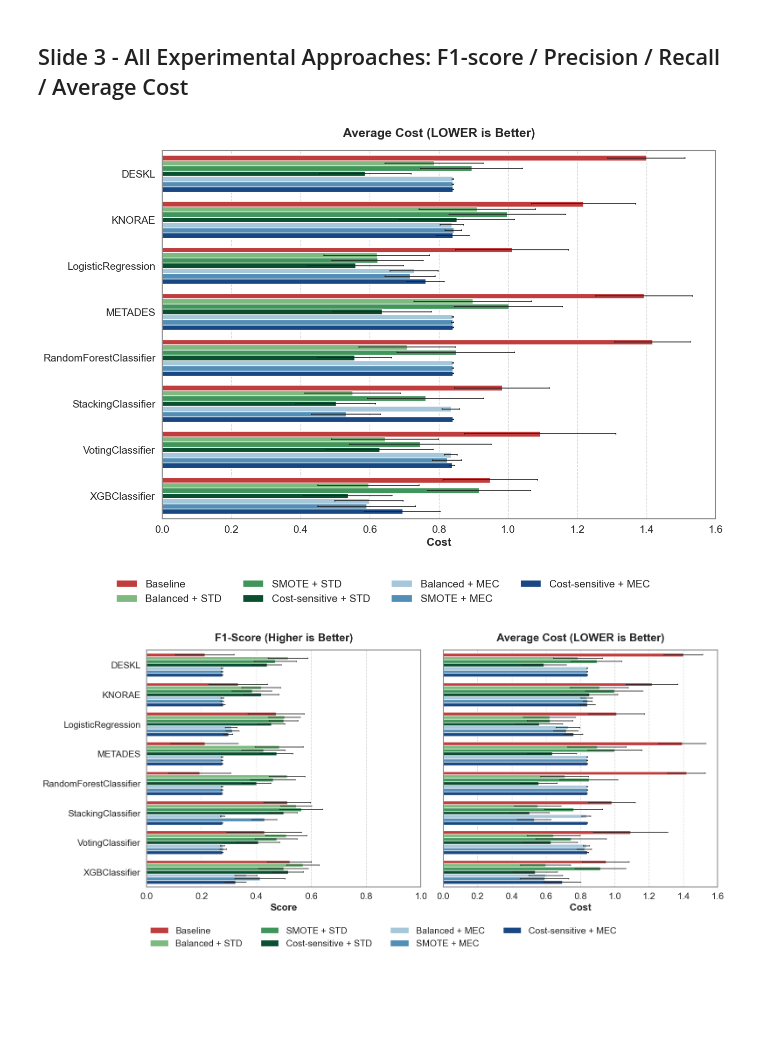
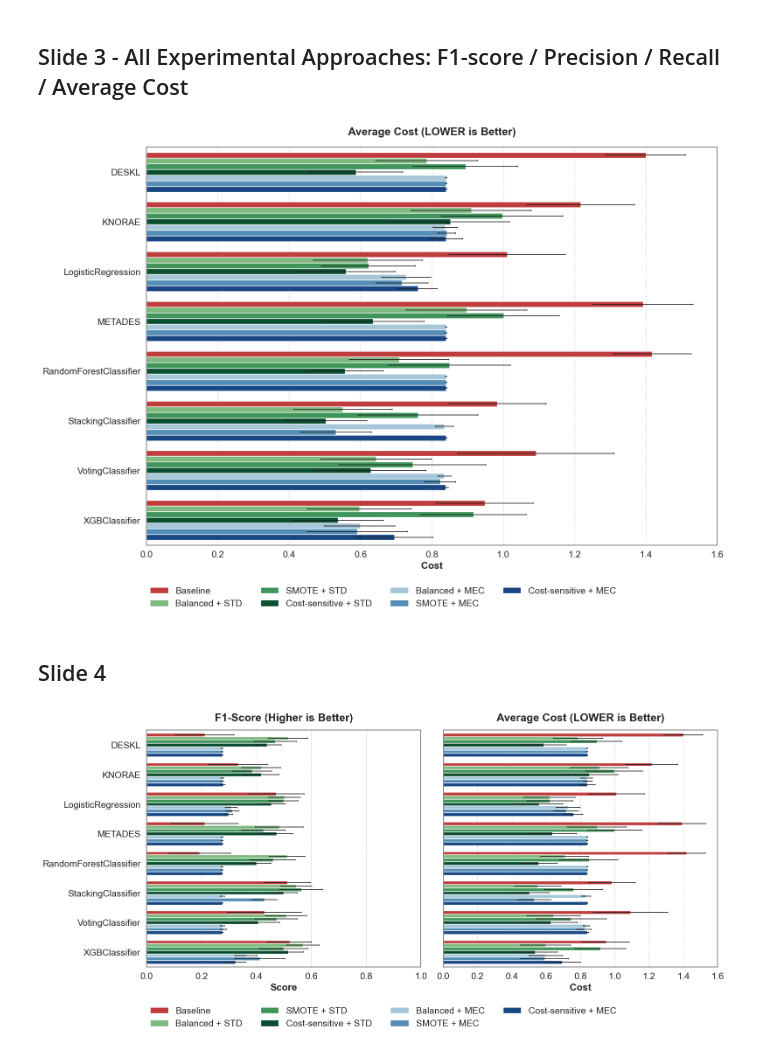
Before and after one commit to LeonardoSaccotelli/Cost-Sensitive-Learning-For-Myocardial-Infarction-Mortality-Prediction, a Jupyter notebook: notebooks/5.3-ls-EV-experimental_schemas_comparison_presentation.ipynb, the cells around one changed output. Cells and saved outputs as stored; diff of their text form; code cells hidden in the pictures; blank space fills up the shorter version.

```diff
--- a/notebooks/5.3-ls-EV-experimental_schemas_comparison_presentation.ipynb
+++ b/notebooks/5.3-ls-EV-experimental_schemas_comparison_presentation.ipynb
@@ -555,7 +555,7 @@ plt.rcParams.update({
     "ytick.labelsize": 15
 })
 
-fig, ax = plt.subplots(figsize=(14, 10))
+fig, ax = plt.subplots(figsize=(16, 12))
 
 # Fix the palette
 # d62728: Red           -> baseline
@@ -594,35 +594,37 @@ for spine in ax.spines.values():
 
 ax.yaxis.grid(False)
 ax.xaxis.grid(True, linestyle='--', alpha=0.7)
 ax.set_xlim(0, 1.6)
 
 # 5. IL TOCCO DA MAESTRI: La Linea del Vincitore
 # Dal tuo report sappiamo che Stacking (Cost-sensitive + STD) è il migliore a ~0.5024
 #best_value = 0.5024
 #ax.axvline(x=best_value, color='#005a32', linestyle='--', linewidth=3, zorder=0)
 
 # Aggiungiamo un'annotazione per la linea
 #ax.text(best_value + 0.01, len(df_slide3['model_no_alias'].unique()) - 0.5,
 #        f'Best Overall ({best_value:.3f})',
 #        color='#005a32', rotation=90, va='bottom', ha='left', fontsize=14, fontweight='bold')
 
 if ax.get_legend() is not None:
     ax.get_legend().remove()
 
 plt.tight_layout(rect=[0, 0.12, 1, 1])
 
 handles, labels = ax.get_legend_handles_labels()
 fig.legend(handles, labels,
            loc="lower center",
            ncol=4,
            fontsize=15,
            frameon=False,
-           bbox_to_anchor=(0.5, 0.01))
+           bbox_to_anchor=(0.5, 0.05))
 
 plt.savefig(f"{FIGURES_EXP_SCHEMA_COMPARISON_PRESENTATION_DIR}/slide3_all_settings_average_cost.png", dpi=300, bbox_inches="tight")
 plt.show()
 # %% [output]
-[figure, old version]
+[figure, new version]
+# %% [markdown]
+## Slide 4
 # %%
 # Select the experiment to compare
 experiments_mapping_all = {
```
Also changed, not shown: parts of 6 cells of this notebook.
